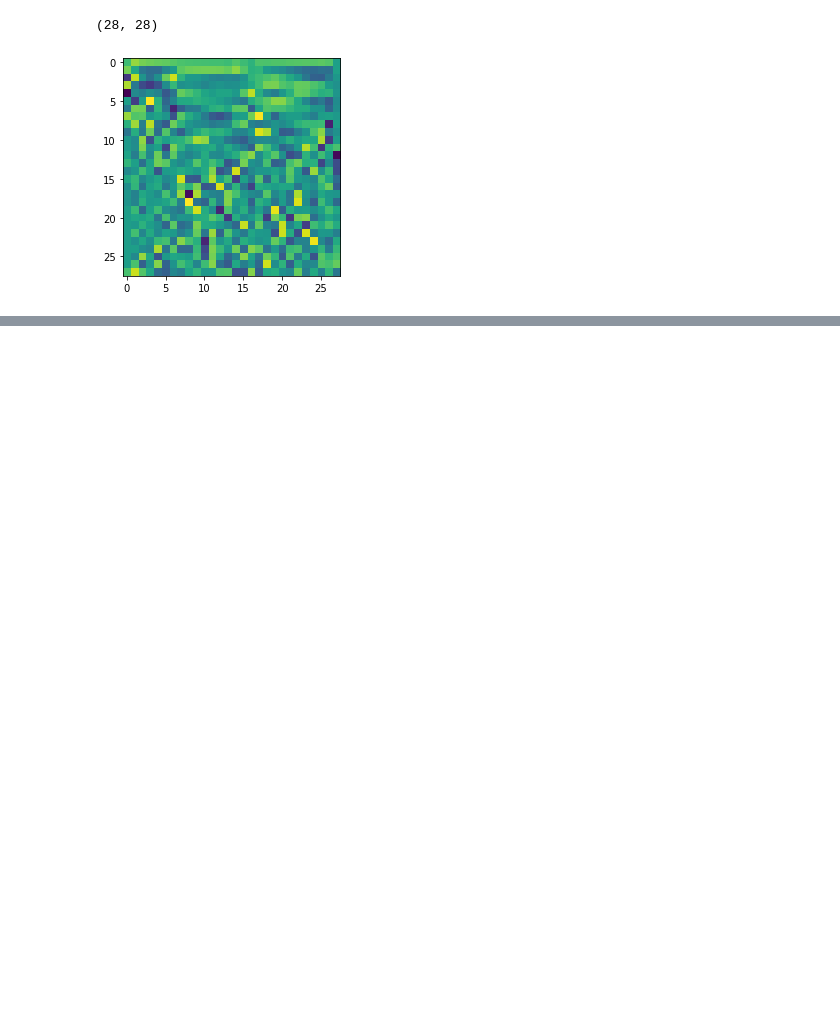
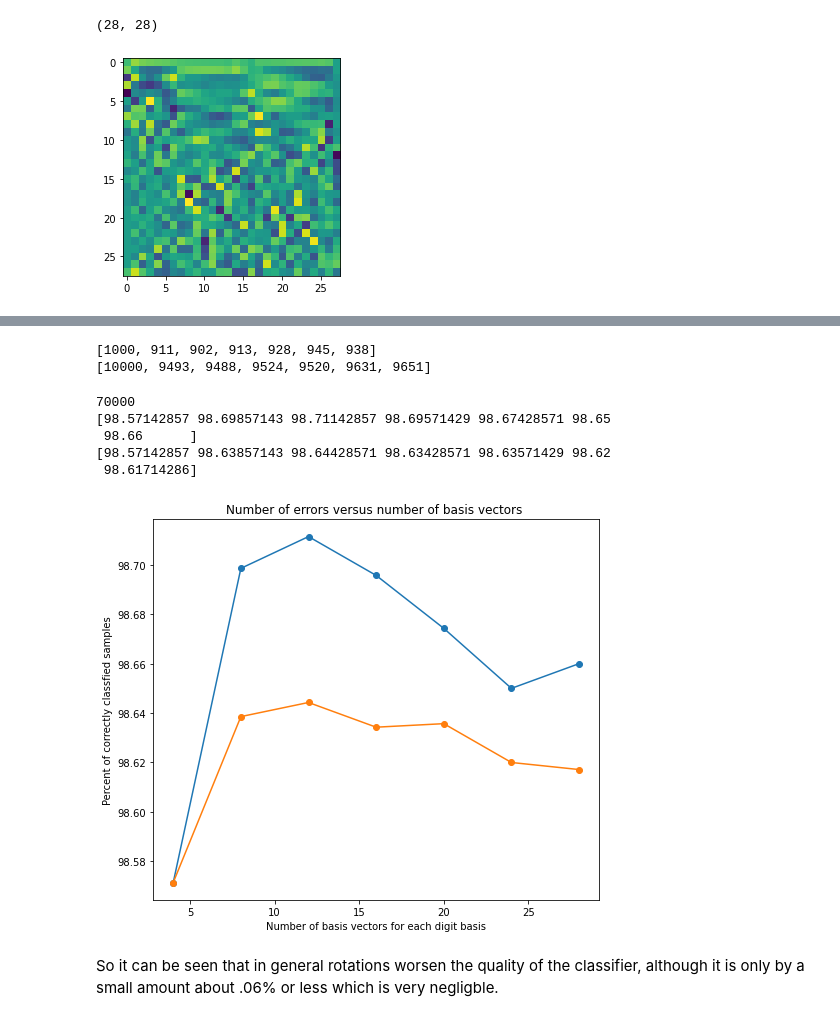
Before and after one commit to chriscamano/UMAP-and-PUMAP-research-, a Jupyter notebook: FALL 2022 UMAP /Image Correction Experiments.ipynb, the cells around one changed output, grey strips where cells are left out. Saved outputs shown, nothing was run; the diff lists cells and outputs as text; code cells hidden in the pictures; blank space fills up the shorter version.

Commit message:
Determined classifier was a dead end

```diff
--- a/FALL 2022 UMAP /Image Correction Experiments.ipynb
+++ b/FALL 2022 UMAP /Image Correction Experiments.ipynb
@@ -422,13 +408,16 @@ print(np.shape(r200_data[1]))
 n=np.shape(r200_data[1])[0]
 n=math.sqrt(n)
 m=n
-
+Us_R=np.zeros((10,int(m),int(n)))
+print(n,m)
 print(np.shape(Us))
 
 for i in range(np.shape(Us)[0]):
     #print(math.sqrt(r200_data[i].shape[0]))
     #temp=np.reshape(r200_data[i],(int(math.sqrt(r200_data[i].shape[0])),int(math.sqrt(r200_data[i].shape[0]))))
     #print(np.shape(temp))
-    Us[i]=np.pad(Us[i],(()))
+    Us_R[i]= np.pad(Us[i], [(0, int(m)-np.shape(Us)[1]), (0, int(n)-np.shape(Us)[1])], mode='constant')
+
+print(np.shape(Us_R))
 # %% [output]
 (1369,)
@@ -440,22 +428,21 @@ TypeError: _pad_dispatcher() missing 1 required positional argument: 'pad_width'
 #Classify the test digits using the SVD of the training digits for varying numbers of basis vectors.
 #store number of incorrect samples into a matrix to be plotted at a later date
 incorrect_samples=0
-basis_performance=[]
-Basis_errors=[[],[],[],[],[]]
+basis_performance_rotations=[]
+Basis_errors=[[],[],[],[],[],[],[]]
 
-for j in range(1,5):
-    print("testing ",5*j," basis vectors")
-
+for j in range(0,7):
+    print("testing ",4*j+4," basis vectors")
     incorrect_classification=[]
     Classifications=[]
-    num_basis_vecs=5*j
+    num_basis_vecs=4*j
 
     #classify test data
-    for i in range(1000):
-        Classifications.append(classify_y(Us,r200_data[i].reshape(37,37),num_basis_vecs))
+    for i in range(10000):
+        Classifications.append(classify_y(Us_R,r200_data[i].reshape(37,37),num_basis_vecs))
 
     #count failed classifications
-    for i in range(1000):
+    for i in range(10000):
         if Classifications[i]!=test_labels[i]:
             incorrect_classification.append(Classifications[i])
             #if(i%42==0):
@@ -475,7 +462,7 @@ for j in range(1,5):
 
 
     #cache performance for a set of basis vectors and reset for the next attempt
-    basis_performance.append(incorrect_samples)
+    basis_performance_rotations.append(incorrect_samples)
     incorrect_samples=0
     print("===============")
 # %% [output]
@@ -483,0 +483,35 @@ ValueError: matmul: Input operand 1 has a mismatch in its core dimension 0, with
+# %%
+print(basis_performance)
+print(basis_performance_rotations)
+# %% [output]
+[1000, 911, 902, 913, 928, 945, 938]
+[10000, 9493, 9488, 9524, 9520, 9631, 9651]
+# %%
+
+control_final_performance=(np.asarray(basis_performance)/np.shape(data)[0])*100
+rotation_final_performance=(np.asarray(basis_performance_rotations)/np.shape(data)[0])*100
+for i in range(np.shape(control_final_performance)[0]):
+    control_final_performance[i]=100-control_final_performance[i]
+    rotation_final_performance[i]=100-rotation_final_performance[i]
+print(control_final_performance)
+print(rotation_final_performance)
+# %% [output]
+70000
+[98.57142857 98.69857143 98.71142857 98.69571429 98.67428571 98.65
+ 98.66      ]
+[98.57142857 98.63857143 98.64428571 98.63428571 98.63571429 98.62
+ 98.61714286]
+# %%
+#Plot the results for different singular vector quantities
+fig = plt.figure(figsize=(8, 7))
+x=np.array(([4,8,12,16,20,24,28]))
+plt.plot(x,control_final_performance,'o-')
+plt.plot(x,rotation_final_performance,'o-')
+plt.title("Number of errors versus number of basis vectors ")
+plt.xlabel("Number of basis vectors for each digit basis")
+plt.ylabel("Percent of correctly classfied samples")
+plt.show()
+# %% [output]
+[figure, added]
+# %% [markdown]
+So it can be seen that in general rotations worsen the quality of the classifier, although it is only by a small amount about .06% or less which is very negligble.
```
Also changed, not shown: parts of 13 cells of this notebook.
